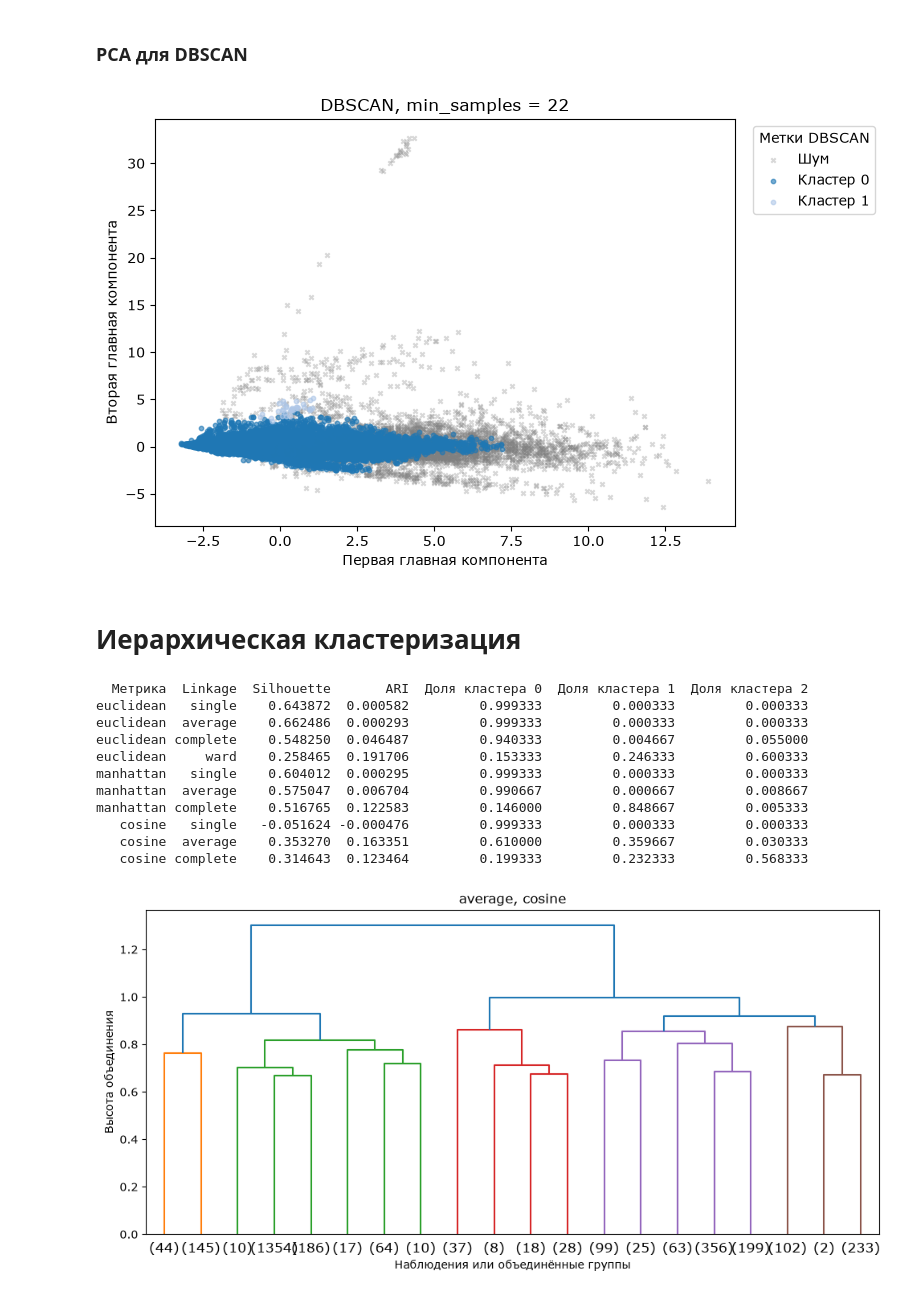
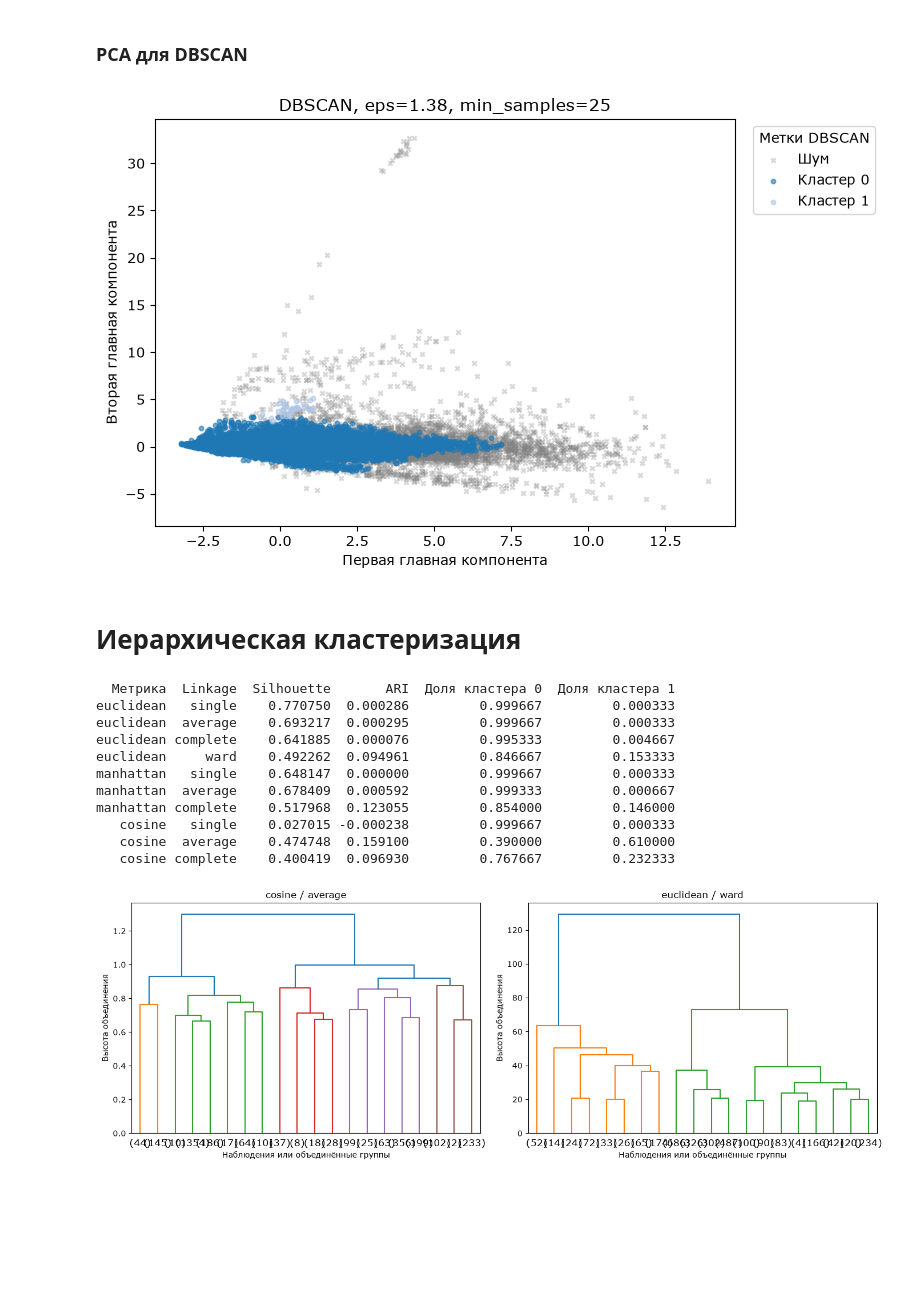
Before and after one commit to zheeenyaaa/ML_Classificators, a Jupyter notebook: 2laba.ipynb, the cells around one changed output. Cells and saved outputs as stored; diff of their text form; code cells hidden in the pictures; blank space fills up the shorter version.

```diff
--- a/2laba.ipynb
+++ b/2laba.ipynb
@@ -566,22 +616,0 @@ SEED = 42
-# %%
-rng = np.random.default_rng(SEED)
-n_added = len(X) // 20  # Добавляем 5% от размера исходной выборки.
-low, high = np.quantile(X, [0.10, 0.90], axis=0)
-background = rng.uniform(low, high, size=(n_added, X.shape[1]))
-max_values = np.asarray(X.max(axis=0))
-far_outliers = (max_values + db_eps + rng.uniform(1, 10, size=background.shape)
-)
-
-sensitivity = []
-for name, added in [("База", X[:0]), ("Фоновый шум", background), ("Далёкие выбросы", far_outliers)]:
-    labels = DBSCAN(eps=db_eps, min_samples=db_min_samples).fit_predict(np.vstack([X, added]))
-    original_labels = labels[:len(X)]
-    sensitivity.append({
-        "Сценарий": name,
-        "Кластеров среди исходных": len(set(original_labels) - {-1}),
-        "Шум среди исходных, %": 100 * np.mean(original_labels == -1),
-        "Шум среди добавленных, %": 100 * np.mean(labels[len(X):] == -1) if len(added) else np.nan,
-        "ARI с базой на исходных": adjusted_rand_score(dbscan_labels[db_min_samples], original_labels),
-    })
-
-display(pd.DataFrame(sensitivity).round(3))
@@ -687,7 +711,7 @@ plt.show()
 # %% [markdown]
 ### PCA для DBSCAN
 # %%
-labels_db = dbscan_labels[db_min_samples]
+labels_db = labels_by_eps[db_eps]
 X_db_2d = PCA(n_components=2).fit_transform(X)
 noise = labels_db == -1
 
@@ -708,12 +732,12 @@ for i, cluster in enumerate(np.unique(labels_db[~noise])):
 
 plt.xlabel("Первая главная компонента")
 plt.ylabel("Вторая главная компонента")
-plt.title(f"DBSCAN, min_samples = {db_min_samples}")
+plt.title(f"DBSCAN, eps={db_eps}, min_samples={db_min_samples}")
 plt.legend(title="Метки DBSCAN", loc="upper left", bbox_to_anchor=(1.02, 1))
 plt.tight_layout()
 plt.show()
 # %% [output]
-[figure, old version]
+[figure, new version]
 # %% [markdown]
 # Иерархическая кластеризация
 # %%
@@ -770,59 +794,64 @@ for metric in metrics:
                 y_true,
                 metric=metric,
                 linkage=linkage,
-                n_clusters=3,
+                n_clusters=2,
             )
         )
 
 hierarchical_table = pd.DataFrame(rows)
 print(hierarchical_table.round(6).to_string(index=False))
 # %% [output]
-  Метрика  Linkage  Silhouette       ARI  Доля кластера 0  Доля кластера 1  Доля кластера 2
-euclidean   single    0.643872  0.000582         0.999333         0.000333         0.000333
-euclidean  average    0.662486  0.000293         0.999333         0.000333         0.000333
-euclidean complete    0.548250  0.046487         0.940333         0.004667         0.055000
-euclidean     ward    0.258465  0.191706         0.153333         0.246333         0.600333
-manhattan   single    0.604012  0.000295         0.999333         0.000333         0.000333
-manhattan  average    0.575047  0.006704         0.990667         0.000667         0.008667
-manhattan complete    0.516765  0.122583         0.146000         0.848667         0.005333
-   cosine   single   -0.051624 -0.000476         0.999333         0.000333         0.000333
-   cosine  average    0.353270  0.163351         0.610000         0.359667         0.030333
-   cosine complete    0.314643  0.123464         0.199333         0.232333         0.568333
+  Метрика  Linkage  Silhouette       ARI  Доля кластера 0  Доля кластера 1
+euclidean   single    0.770750  0.000286         0.999667         0.000333
+euclidean  average    0.693217  0.000295         0.999667         0.000333
+euclidean complete    0.641885  0.000076         0.995333         0.004667
+euclidean     ward    0.492262  0.094961         0.846667         0.153333
+manhattan   single    0.648147  0.000000         0.999667         0.000333
+manhattan  average    0.678409  0.000592         0.999333         0.000667
+manhattan complete    0.517968  0.123055         0.854000         0.146000
+   cosine   single    0.027015 -0.000238         0.999667         0.000333
+   cosine  average    0.474748  0.159100         0.390000         0.610000
+   cosine complete    0.400419  0.096930         0.767667         0.232333
 # %%
 from scipy.cluster.hierarchy import dendrogram, linkage as scipy_linkage
 
 # Выбираем метрику и способ связи.
 hier_metric = "cosine"
 hier_method = "average"
 X_hier = X.sample(n=min(3000, len(X)), random_state=42)
 
 # Для манхэттенского расстояния SciPy использует имя cityblock.
 scipy_metric = "cityblock" if hier_metric == "manhattan" else hier_metric
 
 # Берём до 3000 строк из того же набора, по которому выбираем индексы.
 rng = np.random.default_rng(42)
 sample_idx = rng.choice(
     len(X_hier),
     size=min(3000, len(X_hier)),
     replace=False,
 )
 X_dendro = np.asarray(X_hier, dtype=float)[sample_idx]
 
 # Строим полное дерево последовательных объединений на подвыборке.
 tree = scipy_linkage(X_dendro, method=hier_method, metric=scipy_metric)
 
-fig, ax = plt.subplots(figsize=(10, 5))
+tree_ward = scipy_linkage(X_dendro, method="ward", metric="euclidean")
 
-# Показываем верхнюю часть дерева с 20 группами на нижней оси.
-dendrogram(tree, truncate_mode="lastp", p=20, ax=ax)
+fig, axes = plt.subplots(1, 2, figsize=(14, 5))
 
-ax.set_title(f"{hier_method}, {hier_metric}")
-ax.set_xlabel("Наблюдения или объединённые группы")
-ax.set_ylabel("Высота объединения")
+# Показываем верхнюю часть каждого дерева с 20 группами на нижней оси.
+for ax, dendrogram_tree, title in zip(
+    axes, (tree, tree_ward), (f"{hier_metric} / {hier_method}", "euclidean / ward")
+):
+    dendrogram(dendrogram_tree, truncate_mode="lastp", p=20, ax=ax)
+    ax.set_title(title)
+    ax.set_xlabel("Наблюдения или объединённые группы")
+    ax.set_ylabel("Высота объединения")
+
 fig.tight_layout()
 plt.show()
 # %% [output]
-[figure, old version]
+[figure, new version]
 # %%
 from scipy.cluster.hierarchy import fcluster
 
```
Also changed, not shown: parts of 38 cells of this notebook, 1 other file.
